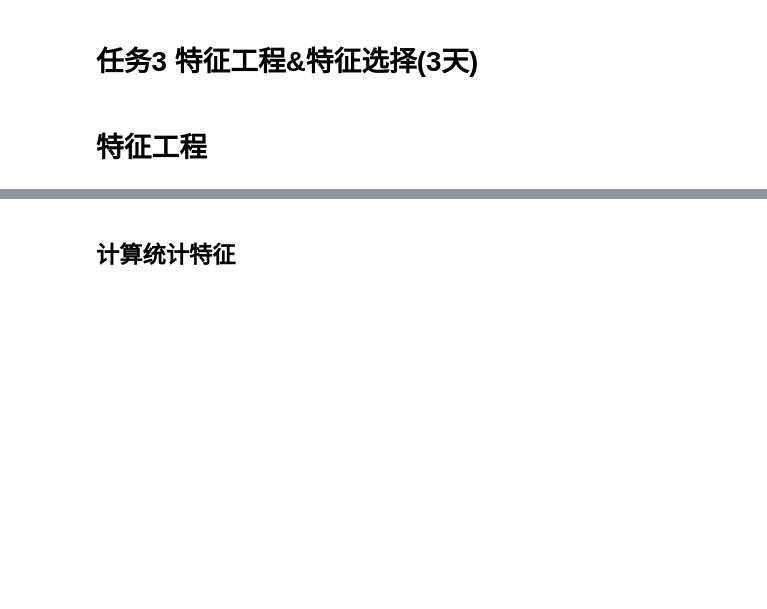
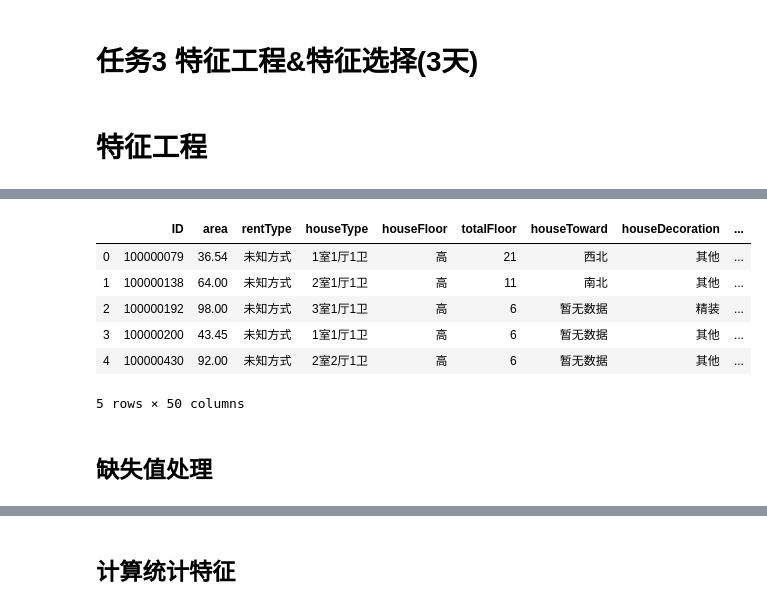
Before and after one commit to SunnyFei-78/team-learning, a Jupyter notebook: 数据竞赛（房租预测）/Housing_FE.ipynb, the cells around one changed output, grey strips where cells are left out. Saved outputs shown, nothing was run; the diff lists cells and outputs as text; code cells hidden in the pictures; blank space fills up the shorter version.

```diff
--- a/数据竞赛（房租预测）/Housing_FE.ipynb
+++ b/数据竞赛（房租预测）/Housing_FE.ipynb
@@ -77,0 +78,15 @@ target_train = train.pop('tradeMoney')
+# %%
+test = pd.concat([test, label], axis=1)
+test.rename(columns={"pre":"tradeMoney"}, inplace=True)
+target_test = test.pop('tradeMoney')
+test.head()
+# %% [output]
+|  | ID | area | rentType | houseType | houseFloor | totalFloor | houseToward | houseDecoration | ... |
+| 0 | 100000079 | 36.54 | 未知方式 | 1室1厅1卫 | 高 | 21 | 西北 | 其他 | ... |
+| 1 | 100000138 | 64.00 | 未知方式 | 2室1厅1卫 | 高 | 11 | 南北 | 其他 | ... |
+| 2 | 100000192 | 98.00 | 未知方式 | 3室1厅1卫 | 高 | 6 | 暂无数据 | 精装 | ... |
+| 3 | 100000200 | 43.45 | 未知方式 | 1室1厅1卫 | 高 | 6 | 暂无数据 | 其他 | ... |
+| 4 | 100000430 | 92.00 | 未知方式 | 2室2厅1卫 | 高 | 6 | 暂无数据 | 其他 | ... |
+5 rows × 50 columns
+# %% [markdown]
+##  缺失值处理
```
Also changed, not shown: parts of 27 cells of this notebook, 1 other file.
